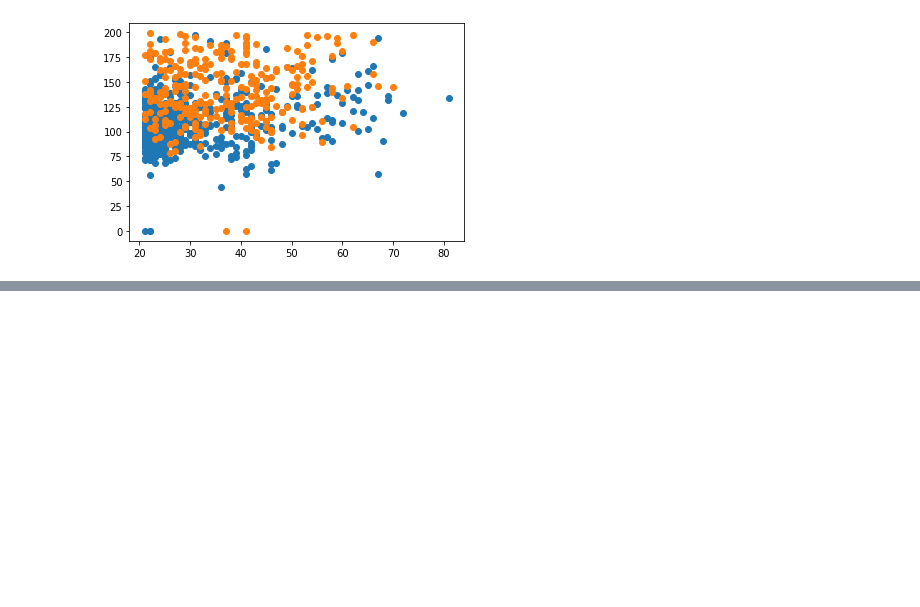
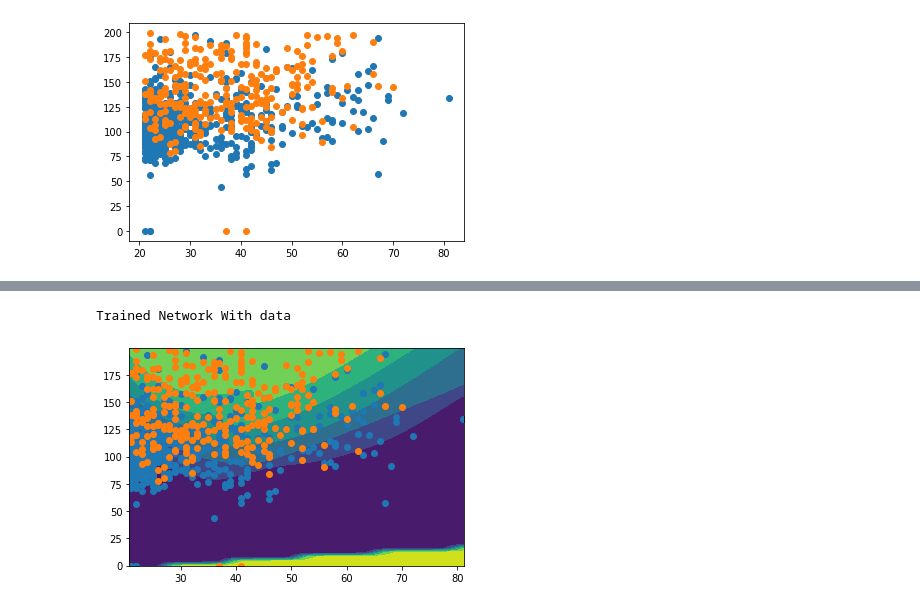
Before and after one commit to sam2332/Some-Notebooks, a Jupyter notebook: Machine Learning/pyTorch/course/Trying my own/DIABETUS Deep Neural Networks.ipynb, the cells around one changed output, grey strips where cells are left out. Saved outputs shown, nothing was run; the diff lists cells and outputs as text; code cells hidden in the pictures; blank space fills up the shorter version.

```diff
--- a/Machine Learning/pyTorch/course/Trying my own/DIABETUS Deep Neural Networks.ipynb
+++ b/Machine Learning/pyTorch/course/Trying my own/DIABETUS Deep Neural Networks.ipynb
@@ -165 +166,7 @@ Trained Network
+# %%
+print("Trained Network With data")
+plot_decision_boundry(X, y,scatter=True)
+# %% [output]
+Trained Network With data
+[figure, added]
 # %%
```
Also changed, not shown: parts of 10 cells of this notebook.
